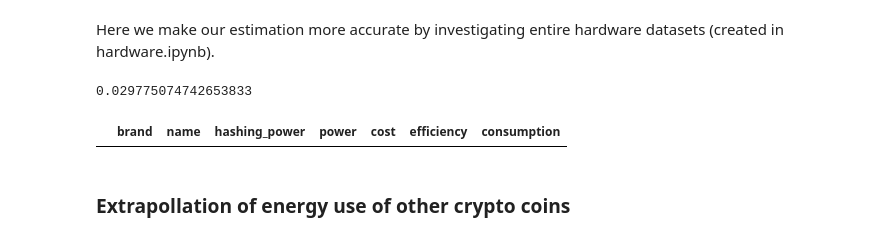
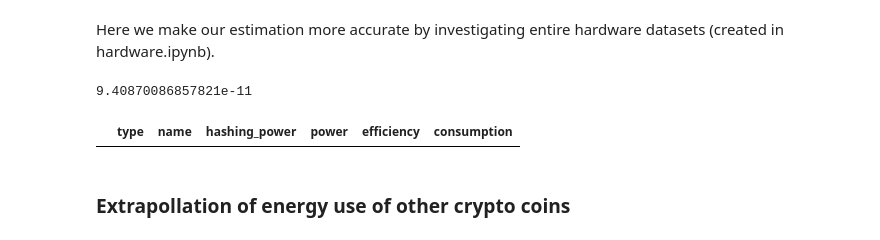
Before and after one commit to Lukasdeloose/sustainable_blockchain, a Jupyter notebook: data_analysis/energy_consumption.ipynb, the cells around one changed output. Drawn from its saved outputs; the diff is of its cells as text; code cells hidden in the pictures.

Commit message:
cleaned and added scrypt mining data

```diff
--- a/data_analysis/energy_consumption.ipynb
+++ b/data_analysis/energy_consumption.ipynb
@@ -247,9 +248,9 @@ def is_profitable(coin, hardware):
     else:
         return False
 # %%
-calc_profitability_threshold(found_data.loc['zcash'])
+calc_profitability_threshold(found_data.loc['bitcoin'])
 # %% [output]
-0.029775074742653833
+9.40870086857821e-11
 # %%
 def create_profitable_set(coin):
     if coin.algorithm in algorithm_hardware:
@@ -267,9 +269,9 @@ algorithm_hardware = {'SHA-256':SHA256_hardware,'Ethash':ethash_hardware, 'Equih
 # %%
 # Create dictionairy that maps coins to their profitable hardware
-coin_prof_hardware_dict = dict(found_data.apply(lambda x: create_profitable_set(x), axis = 1))
-coin_prof_hardware_dict['bitcoin']
+coin_prof_hardware_dict = dict(found_missing_difficulty.apply(lambda x: create_profitable_set(x), axis = 1))
+coin_prof_hardware_dict['litecoin']
 # %% [output]
-|  | brand | name | hashing_power | power | cost | efficiency | consumption |
+|  | type | name | hashing_power | power | efficiency | consumption |
 # %% [markdown]
 ### Extrapollation of energy use of other crypto coins
 # %% [markdown]
```
Also changed, not shown: parts of 18 cells of this notebook, 6 other files.
